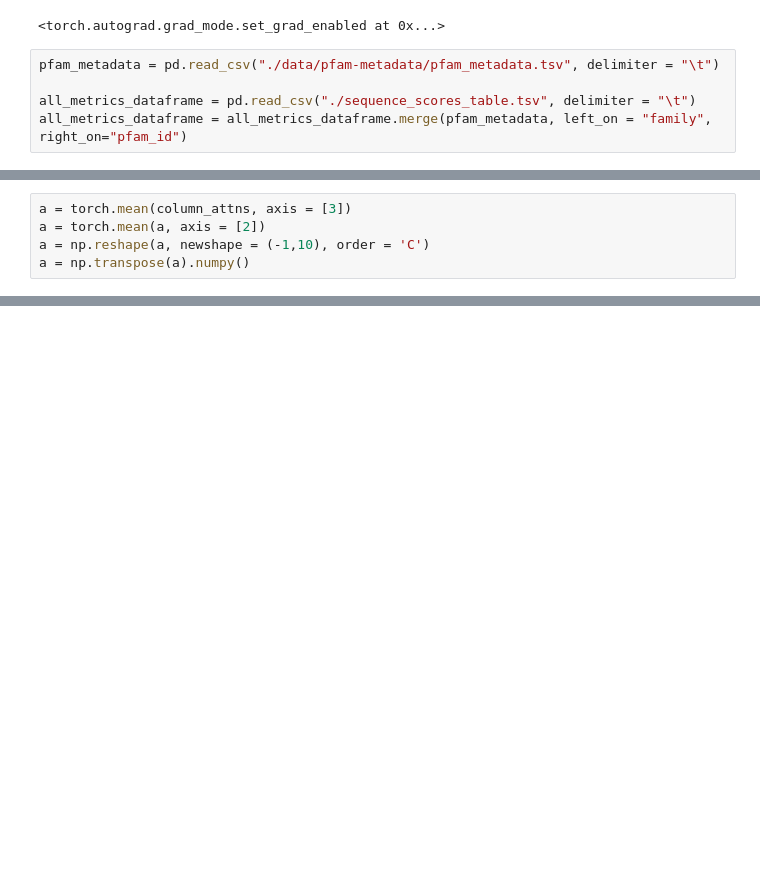
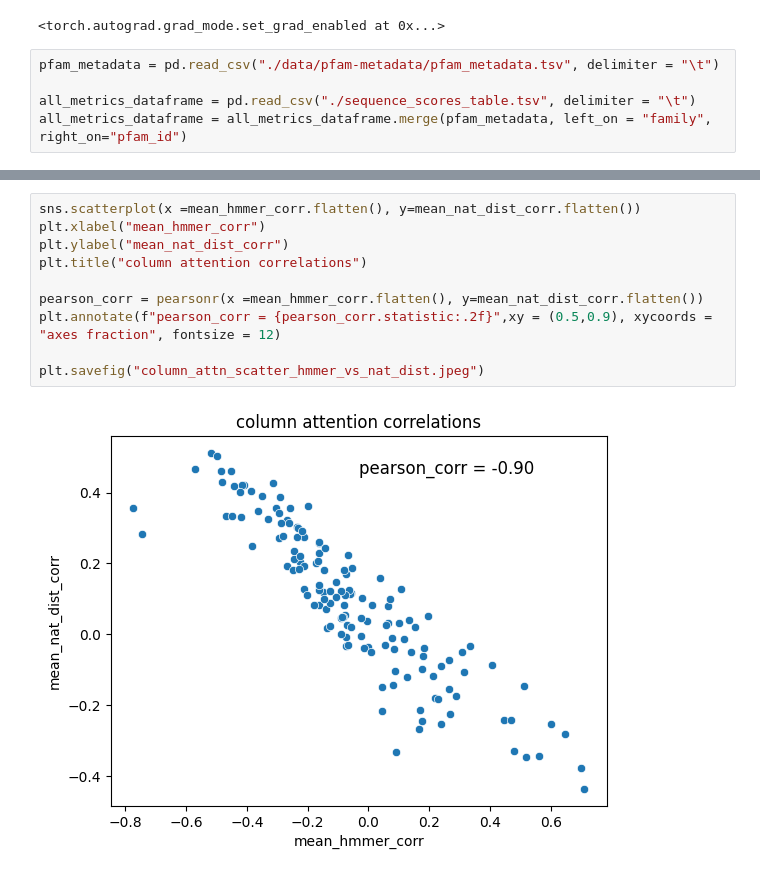
Before and after one commit to anamaysamant/MSA-phylogeny-generation, a Jupyter notebook: PFAM_explorer.ipynb, the cells around one changed output, grey strips where cells are left out. Drawn from its saved outputs; the diff is of its cells as text; blank space fills up the shorter version.

```diff
--- a/PFAM_explorer.ipynb
+++ b/PFAM_explorer.ipynb
@@ -51,5 +27,0 @@ column_attns = x["col_attentions"][0]
-# %%
-a = torch.mean(column_attns, axis = [3])
-a = torch.mean(a, axis = [2])
-a = np.reshape(a, newshape = (-1,10), order = 'C')
-a = np.transpose(a).numpy()
@@ -90,0 +180,12 @@ plt.colorbar()
+# %%
+sns.scatterplot(x =mean_hmmer_corr.flatten(), y=mean_nat_dist_corr.flatten())
+plt.xlabel("mean_hmmer_corr")
+plt.ylabel("mean_nat_dist_corr")
+plt.title("column attention correlations")
+
+pearson_corr = pearsonr(x =mean_hmmer_corr.flatten(), y=mean_nat_dist_corr.flatten())
+plt.annotate(f"pearson_corr = {pearson_corr.statistic:.2f}",xy = (0.5,0.9), xycoords = "axes fraction", fontsize = 12)
+
+plt.savefig("column_attn_scatter_hmmer_vs_nat_dist.jpeg")
+# %% [output]
+[figure, added]
```
Also changed, not shown: parts of 21 cells of this notebook, 5 other files.
